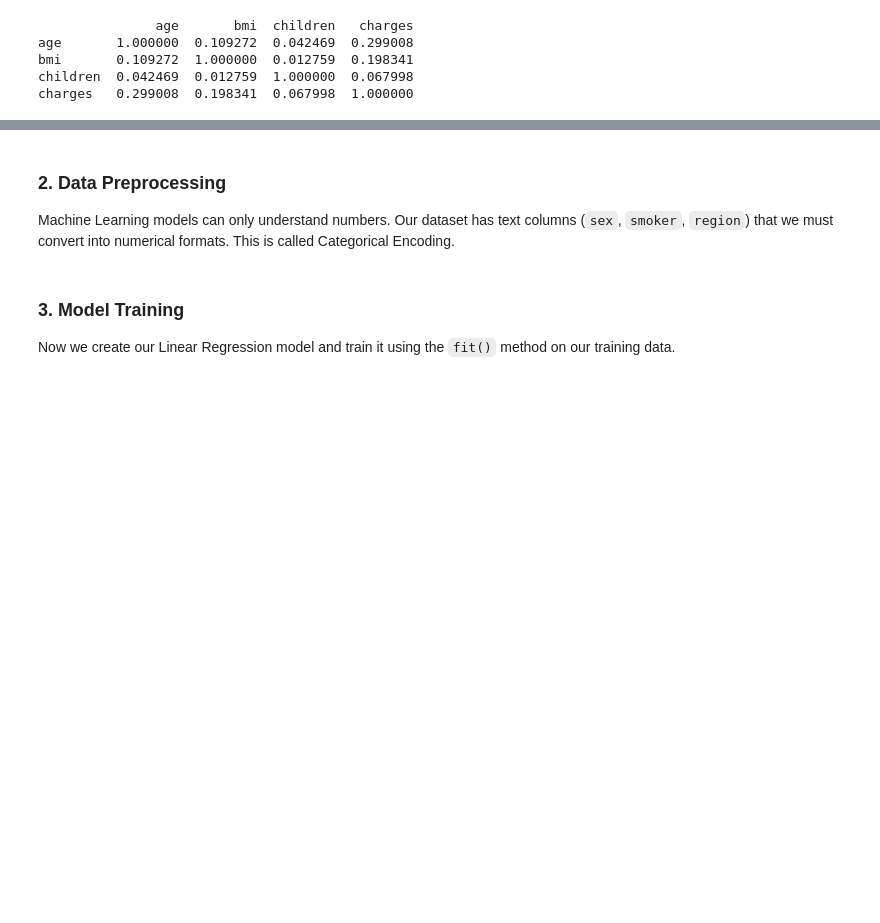
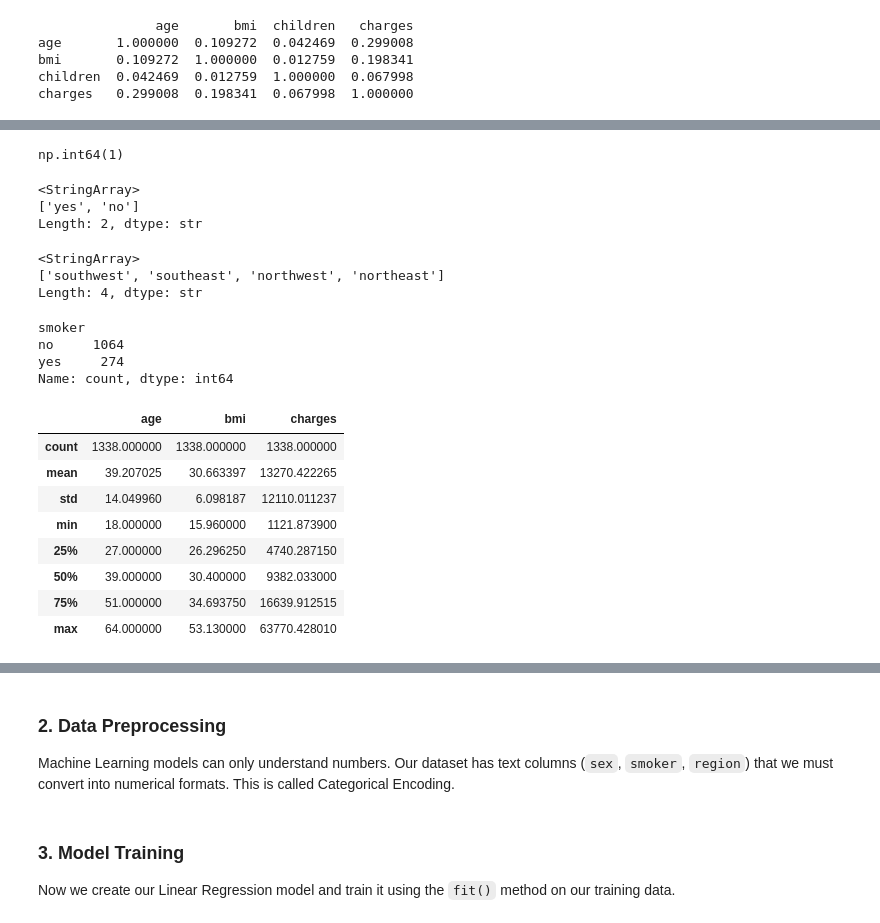
Before and after one commit to shsaniya04/Machine-Learning, a Jupyter notebook: 1_SL_Regression.ipynb, the cells around one changed output, grey strips where cells are left out. Drawn from its saved outputs; the diff is of its cells as text; code cells hidden in the pictures; blank space fills up the shorter version.

```diff
--- a/1_SL_Regression.ipynb
+++ b/1_SL_Regression.ipynb
@@ -163,0 +202,35 @@ charges   0.299008  0.198341  0.067998  1.000000
+# %%
+df.duplicated().sum()
+# %% [output]
+np.int64(1)
+# %%
+df['smoker'].unique()
+# %% [output]
+<StringArray>
+['yes', 'no']
+Length: 2, dtype: str
+# %%
+df['region'].unique()
+# %% [output]
+<StringArray>
+['southwest', 'southeast', 'northwest', 'northeast']
+Length: 4, dtype: str
+# %%
+df["smoker"].value_counts()
+# %% [output]
+smoker
+no     1064
+yes     274
+Name: count, dtype: int64
+# %%
+df[['age', 'bmi', 'charges']].describe()
+# %% [output]
+|  | age | bmi | charges |
+| count | 1338.000000 | 1338.000000 | 1338.000000 |
+| mean | 39.207025 | 30.663397 | 13270.422265 |
+| std | 14.049960 | 6.098187 | 12110.011237 |
+| min | 18.000000 | 15.960000 | 1121.873900 |
+| 25% | 27.000000 | 26.296250 | 4740.287150 |
+| 50% | 39.000000 | 30.400000 | 9382.033000 |
+| 75% | 51.000000 | 34.693750 | 16639.912515 |
+| max | 64.000000 | 53.130000 | 63770.428010 |
```
Also changed, not shown: parts of 9 cells of this notebook.
